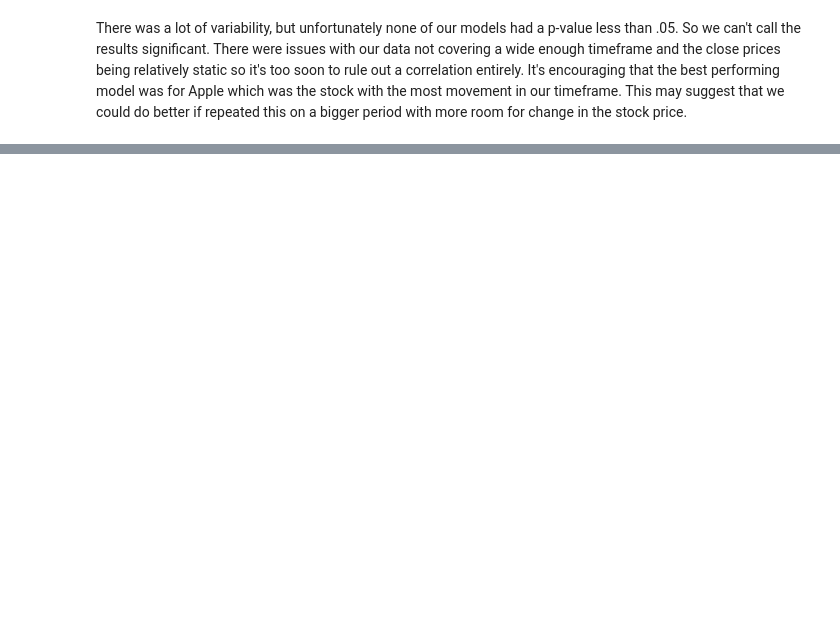
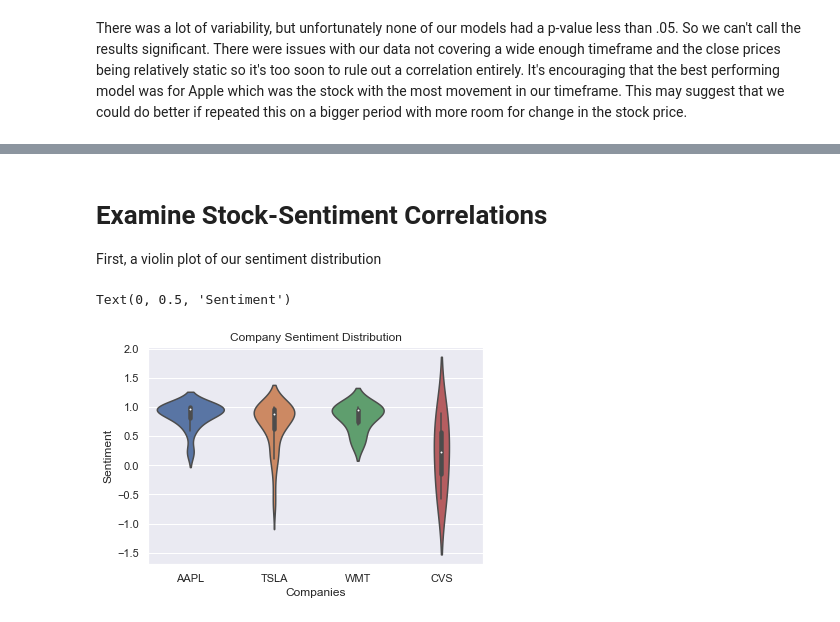
Before and after one commit to gilaniasher/sentiment-driven-market-analysis, a Jupyter notebook: results.ipynb, the cells around one changed output, grey strips where cells are left out. Drawn from its saved outputs; the diff is of its cells as text; code cells hidden in the pictures; blank space fills up the shorter version.

Commit message:
Used Reddit API to search for stock posts and ran NLP on it; Finished writing up the conclusion/next steps

```diff
--- a/results.ipynb
+++ b/results.ipynb
@@ -488 +500,4 @@ There was a lot of variability, but unfortunately none of our models had a p-val
 Twitter has been commonly used by large companies to report to the general public on news. We will now look at the Reddit API to see if we can generate more interesting correlations to provide insight into stock performance.
+# %%
+# Connect to the Reddit API using our credentials
+reddit = praw.Reddit(**config.reddit_creds)
@@ -488,0 +531,9 @@ Twitter has been commonly used by large companies to report to the general publi
+# %%
+# Drop irrelevant columns. May be interesting building a model on these other features in the future
+reddit_df.drop(['title', 'reddit_score', 'num_comments'], axis=1, inplace=True)
+
+# NLP for cleanup and sentiment score
+reddit_df['body'] = reddit_df.body.apply(clean_tweet)
+reddit_df['Sentiment'] = reddit_df.body.apply(lambda s: sent.polarity_scores(s)['compound'])
+
+reddit_df.head()
@@ -488,0 +550,12 @@ Twitter has been commonly used by large companies to report to the general publi
+# %%
+today = datetime.today()
+start = date - timedelta(days=31)
+
+stocks_df = yf.download(tickers=rel_tickers, start=start.strftime('%Y-%m-%d'), end=today.strftime('%Y-%m-%d'))
+
+# Clean up the same way we have before
+stocks_df.drop(['Adj Close', 'Low', 'High'], axis=1, inplace=True)
+stocks_df.columns = ['_'.join(multi_col) for multi_col in stocks_df.columns]
+stocks_df['Date'] = stocks_df.index
+stocks_df.index = list(range(len(stocks_df.index)))
+stocks_df.head()
@@ -488,0 +572,8 @@ Twitter has been commonly used by large companies to report to the general publi
+# %%
+# Merge with the Reddit dataframe similar to how we did with the Twitter API dataframe
+stocks_df = pd.melt(stocks_df, id_vars=['Date'], value_vars=[f'Close_{tkr}' for tkr in rel_tickers])
+stocks_df.columns = ['Date', 'Symbol', 'Close']
+stocks_df['Symbol'] = stocks_df['Symbol'].str[6:]
+stocks_df['Date'] = stocks_df['Date'].dt.strftime('%Y-%m-%d')
+reddit_df = reddit_df.merge(stocks_df, how='left', on=['Date', 'Symbol'])
+reddit_df.head()
@@ -488,0 +587,12 @@ Twitter has been commonly used by large companies to report to the general publi
+# %% [markdown]
+# Examine Stock-Sentiment Correlations
+
+First, a violin plot of our sentiment distribution
+# %%
+ax = sns.violinplot(x='Symbol', y='Sentiment', data=reddit_df)
+ax.set_title('Company Sentiment Distribution')
+ax.set_xlabel('Companies')
+ax.set_ylabel('Sentiment')
+# %% [output]
+Text(0, 0.5, 'Sentiment')
+[figure, added]
```
Also changed, not shown: parts of 36 cells of this notebook, 1 other file.
